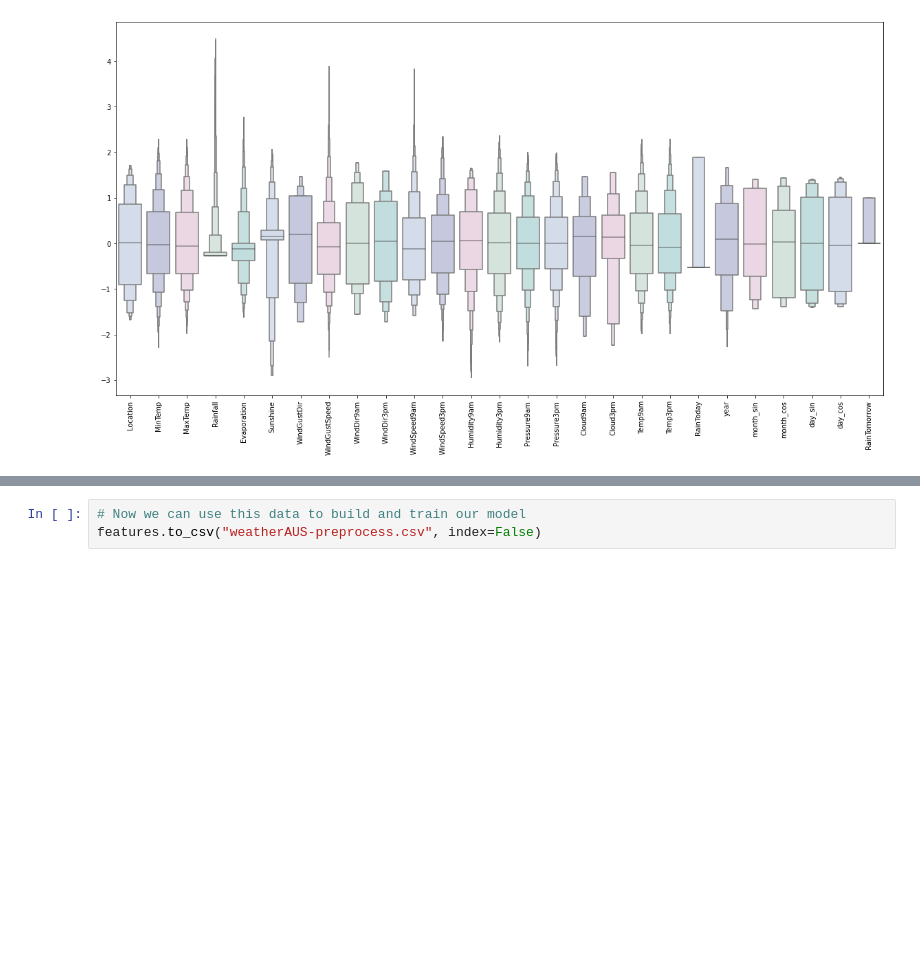
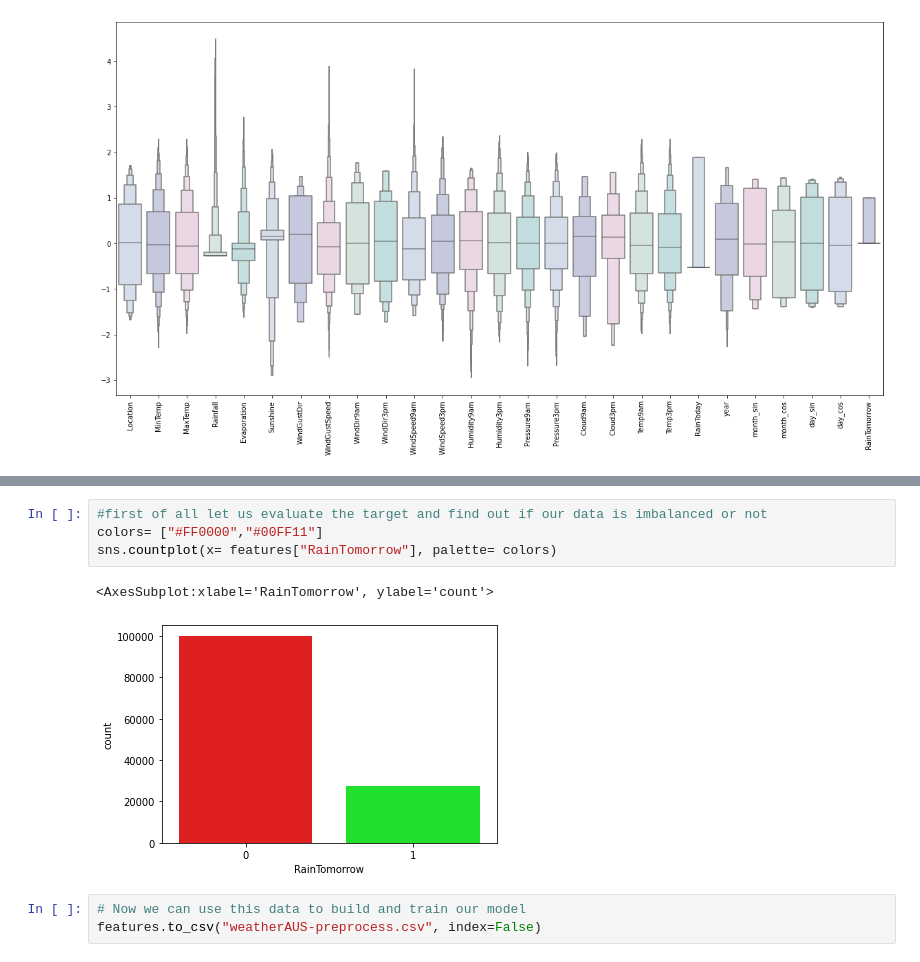
Before and after one commit to trinhhungfischer/ml-intro-project, a Jupyter notebook: rain-prediction-data-eda.ipynb, the cells around one changed output, grey strips where cells are left out. Drawn from its saved outputs; the diff is of its cells as text; blank space fills up the shorter version.

```diff
--- a/rain-prediction-data-eda.ipynb
+++ b/rain-prediction-data-eda.ipynb
@@ -398,3 +420,10 @@ plt.show()
+# %%
+#first of all let us evaluate the target and find out if our data is imbalanced or not
+colors= ["#FF0000","#00FF11"]
+sns.countplot(x= features["RainTomorrow"], palette= colors)
+# %% [output]
+<AxesSubplot:xlabel='RainTomorrow', ylabel='count'>
+[figure, added]
 # %%
 # Now we can use this data to build and train our model
 features.to_csv("weatherAUS-preprocess.csv", index=False)
```
Also changed, not shown: parts of 4 cells of this notebook, 1 other file.
